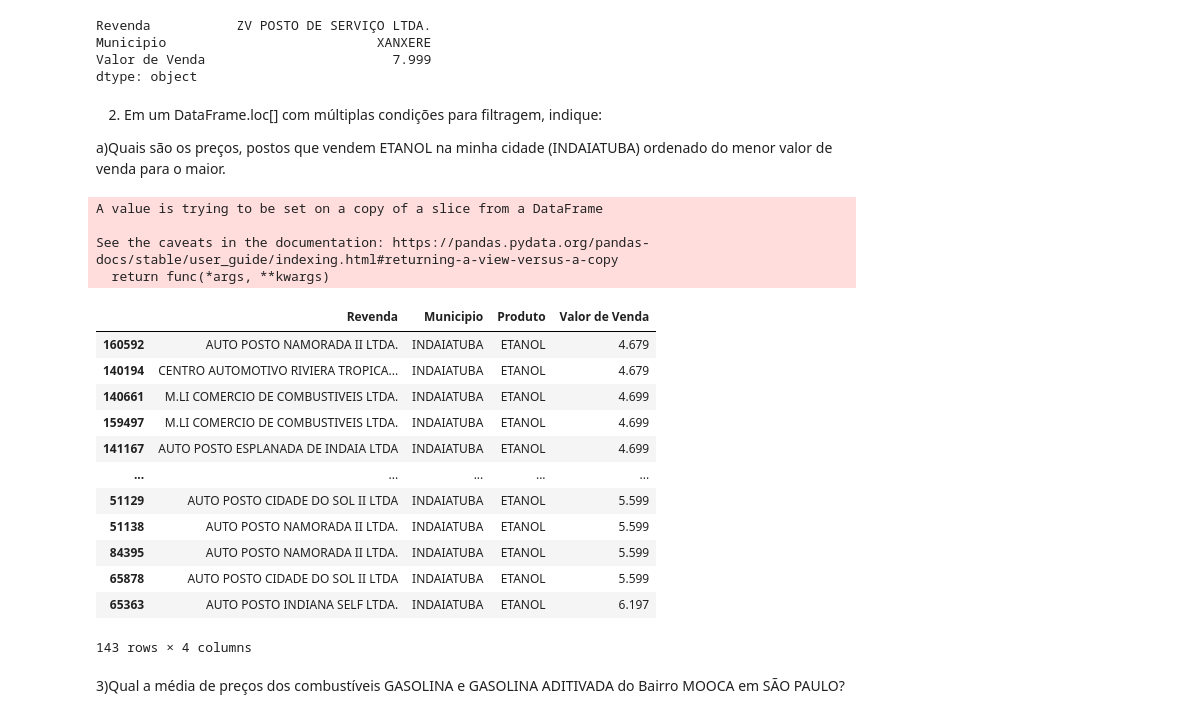
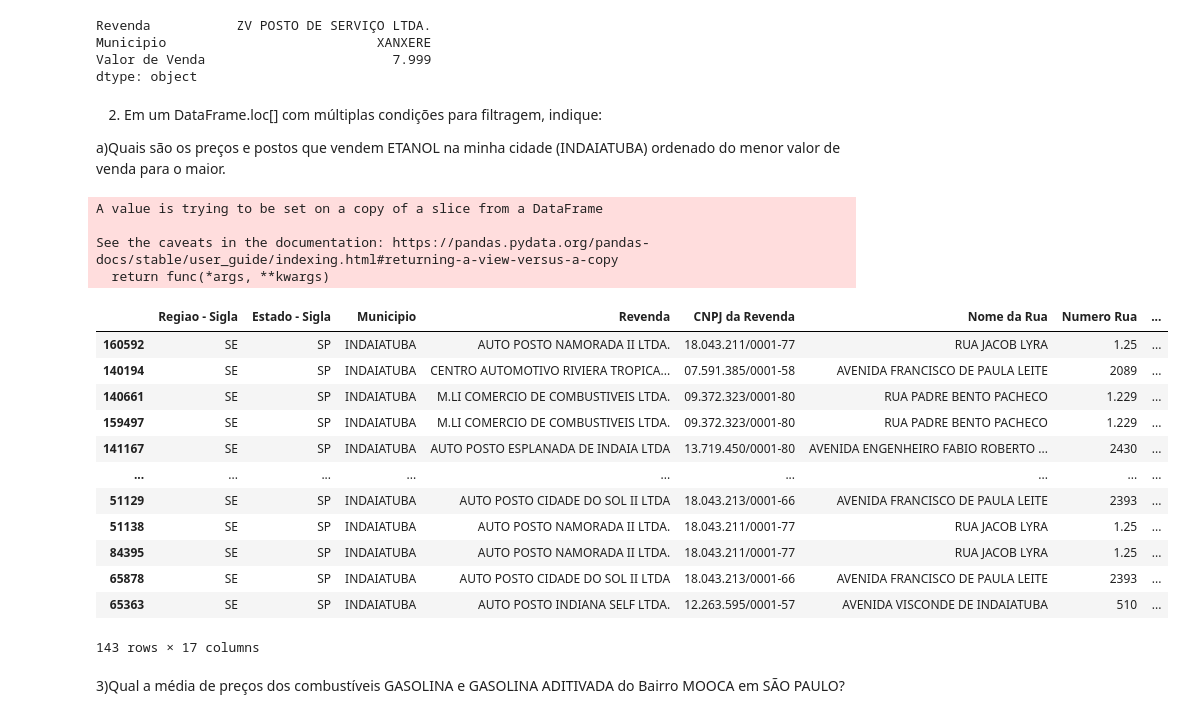
Before and after one commit to beatrizdamazio/-manipul-o-de-dados-usando-python-pandas, a Jupyter notebook: Primeiro_Exemplo_Em_Pandas.ipynb, the cells around one changed output. Drawn from its saved outputs; the diff is of its cells as text; code cells hidden in the pictures.

```diff
--- a/Primeiro_Exemplo_Em_Pandas.ipynb
+++ b/Primeiro_Exemplo_Em_Pandas.ipynb
@@ -250,29 +247,29 @@ dtype: object
 # %% [markdown]
 2) Em um DataFrame.loc[] com múltiplas condições para filtragem, indique:
 
-a)Quais são os preços, postos que vendem ETANOL na minha cidade (INDAIATUBA) ordenado do menor valor de venda para o maior.
+a)Quais são os preços e postos que vendem ETANOL na minha cidade (INDAIATUBA) ordenado do menor valor de venda para o maior.
 # %%
-etanol_indaiatuba_df = ca_df.loc[(ca_df['Produto'] == 'ETANOL') & (ca_df['Municipio'] == 'INDAIATUBA')]
-etanol_indaiatuba_df.sort_values(by='Valor de Venda', inplace=True)
-display(etanol_indaiatuba_df)
+etaind_df = combustiveis_df.loc[(ca_df['Produto'] == 'ETANOL') & (ca_df['Municipio'] == 'INDAIATUBA')]
+etaind_df.sort_values(by='Valor de Venda', inplace=True)
+display(etaind_df)
 # %% [output]
 A value is trying to be set on a copy of a slice from a DataFrame
 
 See the caveats in the documentation: https://pandas.pydata.org/pandas-docs/stable/user_guide/indexing.html#returning-a-view-versus-a-copy
   return func(*args, **kwargs)
-|  | Revenda | Municipio | Produto | Valor de Venda |
-| 160592 | AUTO POSTO NAMORADA II LTDA. | INDAIATUBA | ETANOL | 4.679 |
-| 140194 | CENTRO AUTOMOTIVO RIVIERA TROPICA... | INDAIATUBA | ETANOL | 4.679 |
-| 140661 | M.LI COMERCIO DE COMBUSTIVEIS LTDA. | INDAIATUBA | ETANOL | 4.699 |
-| 159497 | M.LI COMERCIO DE COMBUSTIVEIS LTDA. | INDAIATUBA | ETANOL | 4.699 |
-| 141167 | AUTO POSTO ESPLANADA DE INDAIA LTDA | INDAIATUBA | ETANOL | 4.699 |
-| ... | ... | ... | ... | ... |
-| 51129 | AUTO POSTO CIDADE DO SOL II LTDA | INDAIATUBA | ETANOL | 5.599 |
-| 51138 | AUTO POSTO NAMORADA II LTDA. | INDAIATUBA | ETANOL | 5.599 |
-| 84395 | AUTO POSTO NAMORADA II LTDA. | INDAIATUBA | ETANOL | 5.599 |
-| 65878 | AUTO POSTO CIDADE DO SOL II LTDA | INDAIATUBA | ETANOL | 5.599 |
-| 65363 | AUTO POSTO INDIANA SELF LTDA. | INDAIATUBA | ETANOL | 6.197 |
+|  | Regiao - Sigla | Estado - Sigla | Municipio | Revenda | CNPJ da Revenda | Nome da Rua | Numero Rua | ... |
+| 160592 | SE | SP | INDAIATUBA | AUTO POSTO NAMORADA II LTDA. | 18.043.211/0001-77 | RUA JACOB LYRA | 1.25 | ... |
+| 140194 | SE | SP | INDAIATUBA | CENTRO AUTOMOTIVO RIVIERA TROPICA... | 07.591.385/0001-58 | AVENIDA FRANCISCO DE PAULA LEITE | 2089 | ... |
+| 140661 | SE | SP | INDAIATUBA | M.LI COMERCIO DE COMBUSTIVEIS LTDA. | 09.372.323/0001-80 | RUA PADRE BENTO PACHECO | 1.229 | ... |
+| 159497 | SE | SP | INDAIATUBA | M.LI COMERCIO DE COMBUSTIVEIS LTDA. | 09.372.323/0001-80 | RUA PADRE BENTO PACHECO | 1.229 | ... |
+| 141167 | SE | SP | INDAIATUBA | AUTO POSTO ESPLANADA DE INDAIA LTDA | 13.719.450/0001-80 | AVENIDA ENGENHEIRO FABIO ROBERTO ... | 2430 | ... |
+| ... | ... | ... | ... | ... | ... | ... | ... | ... |
+| 51129 | SE | SP | INDAIATUBA | AUTO POSTO CIDADE DO SOL II LTDA | 18.043.213/0001-66 | AVENIDA FRANCISCO DE PAULA LEITE | 2393 | ... |
+| 51138 | SE | SP | INDAIATUBA | AUTO POSTO NAMORADA II LTDA. | 18.043.211/0001-77 | RUA JACOB LYRA | 1.25 | ... |
+| 84395 | SE | SP | INDAIATUBA | AUTO POSTO NAMORADA II LTDA. | 18.043.211/0001-77 | RUA JACOB LYRA | 1.25 | ... |
+| 65878 | SE | SP | INDAIATUBA | AUTO POSTO CIDADE DO SOL II LTDA | 18.043.213/0001-66 | AVENIDA FRANCISCO DE PAULA LEITE | 2393 | ... |
+| 65363 | SE | SP | INDAIATUBA | AUTO POSTO INDIANA SELF LTDA. | 12.263.595/0001-57 | AVENIDA VISCONDE DE INDAIATUBA | 510 | ... |
-143 rows × 4 columns
+143 rows × 17 columns
 # %% [markdown]
 3)Qual a média de preços dos combustíveis GASOLINA e GASOLINA ADITIVADA do Bairro MOOCA em SÃO PAULO?
 # %%
```
Also changed, not shown: parts of 3 cells of this notebook.
